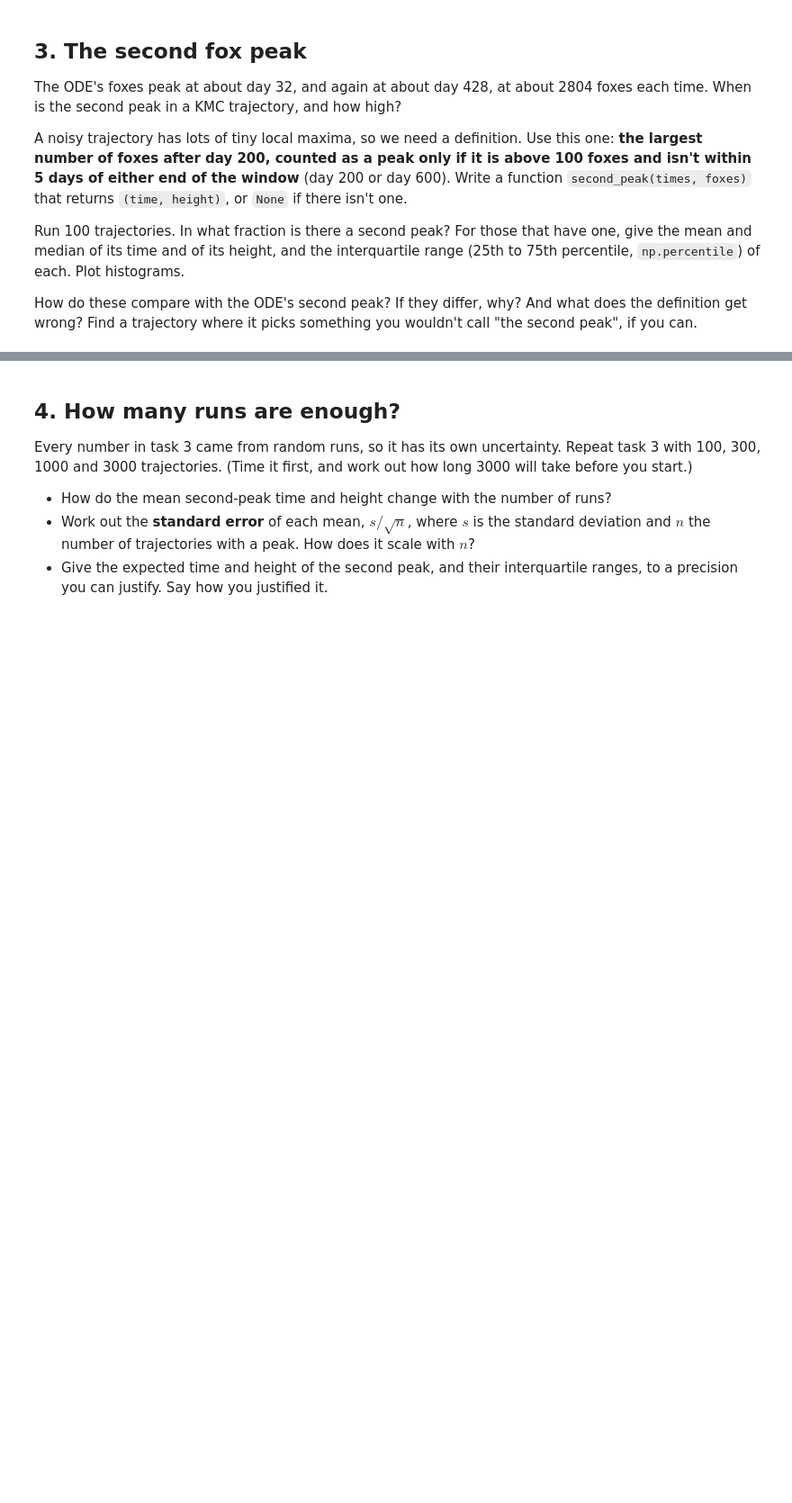
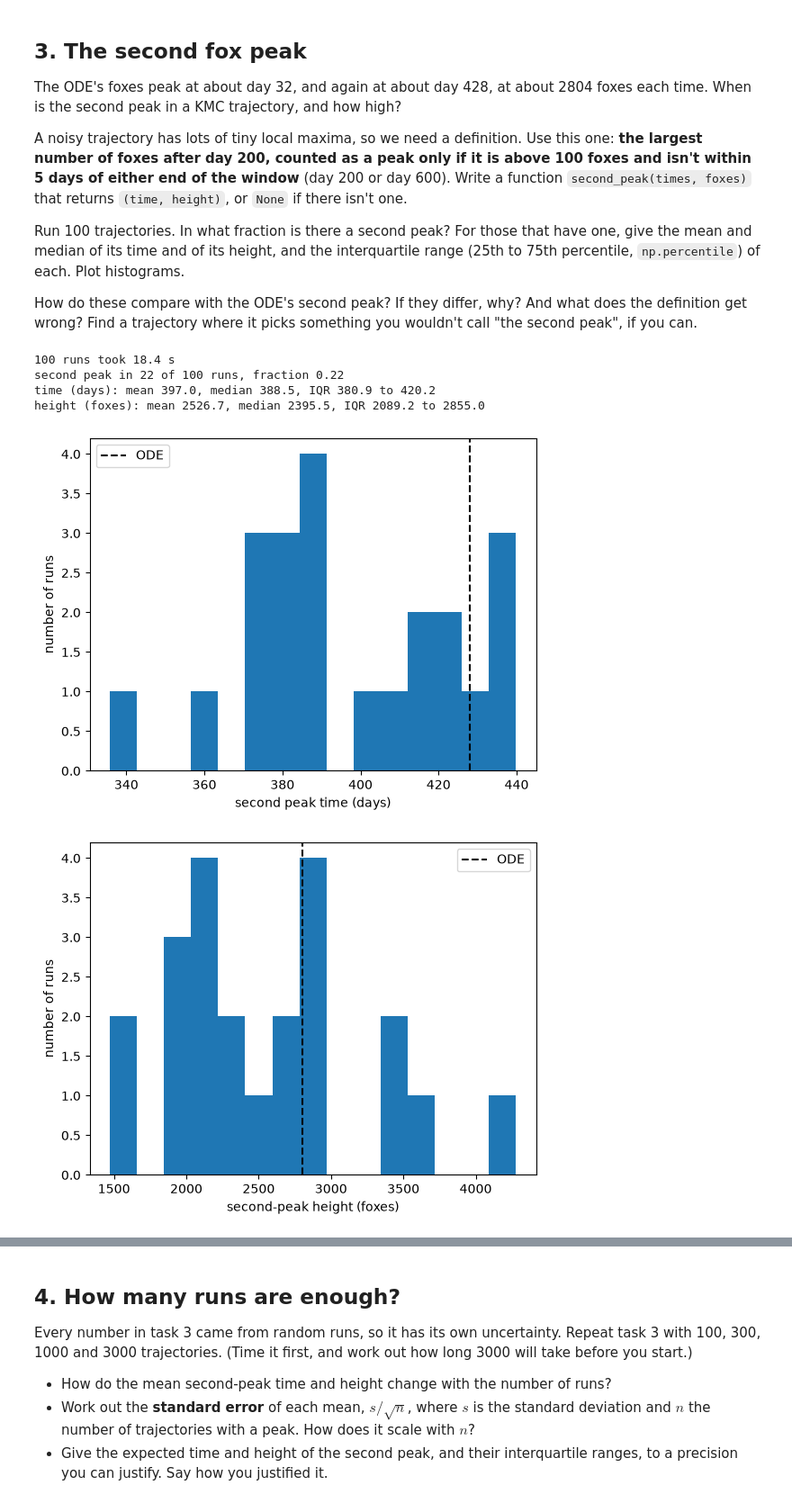
Before and after one commit to hudzikh/kinetic-monte-carlo, a Jupyter notebook: rabbits-and-foxes-kmc.ipynb, the cells around one changed output, grey strips where cells are left out. Shown at 90% size. Saved outputs shown, nothing was run; the diff lists cells and outputs as text; code cells hidden in the pictures; blank space fills up the shorter version.

Commit message:
Task 3 and part of Task 4: second peak stuff and statistics

```diff
--- a/rabbits-and-foxes-kmc.ipynb
+++ b/rabbits-and-foxes-kmc.ipynb
@@ -251,4 +251,75 @@ range (25th to 75th percentile, `np.percentile`) of each. Plot histograms.
 How do these compare with the ODE's second peak? If they differ, why? And what does
 the definition get wrong? Find a trajectory where it picks something you wouldn't
 call "the second peak", if you can.
+# %%
+
+
+def second_peak(times, foxes):
+    in_window = (times >= 200) & (times <= 600)
+    t_win = times[in_window]
+    f_win = foxes[in_window]
+    if len(t_win) ==  0:
+        return None
+    j = np.argmax(f_win)
+    t_peak = t_win[j]
+    f_peak = f_win[j]
+    if f_peak > 100 and 205 < t_peak < 595:
+        return t_peak, f_peak
+    return None
+
+runs = []
+start = time.perf_counter()
+rng = np.random.default_rng(67)
+peak_times, peak_heights = [], []
+for n in range(100):
+    times, rabbits, foxes = kmc(R0, F0, t_end, rng)
+    peak = second_peak(times, foxes)
+    if peak is not None:
+        peak_times.append(peak[0])
+        peak_heights.append(peak[1])
+    runs.append((times, foxes))
+elapsed = time.perf_counter()-start
+print(f"100 runs took {elapsed:.1f} s")
+
+N = 100
+peak_times = np.array(peak_times)
+peak_heights = np.array(peak_heights)
+
+print(f"second peak in {len(peak_times)} of {N} runs, fraction {len(peak_times) / N:.2f}")
+
+for name, x in [("time (days)", peak_times), ("height (foxes)", peak_heights)]:
+    q25, q75 = np.percentile(x, [25,75])
+    print(f"{name}: mean {x.mean():.1f}, median {np.median(x):.1f}, "
+          f"IQR {q25:.1f} to {q75:.1f}")
+plt.hist(peak_times, bins = 15)
+plt.axvline(428, color='k', ls='--', label = 'ODE')
+plt.xlabel('second peak time (days)')
+plt.ylabel('number of runs')
+plt.legend()
+plt.show()
+
+plt.hist(peak_heights, bins=15)
+plt.axvline(2804, color="k", ls="--", label="ODE")
+plt.xlabel("second-peak height (foxes)")
+plt.ylabel("number of runs")
+plt.legend()
+plt.show()
+
+##seeing second peak after 595 days, claude
+
+for n, (times, foxes) in enumerate(runs):
+    w = (times >= 200) & (times <= 600)
+    if not w.any():
+        continue                              # run stopped before day 200
+    j = np.argmax(foxes[w])
+    t_max, f_max = times[w][j], foxes[w][j]
+    if t_max >= 595 and f_max > 100:
+        print(f"run {n}: max {f_max} foxes at day {t_max:.1f} -> second_peak = {second_peak(times, foxes)}")
+# %% [output]
+100 runs took 18.4 s
+second peak in 22 of 100 runs, fraction 0.22
+time (days): mean 397.0, median 388.5, IQR 380.9 to 420.2
+height (foxes): mean 2526.7, median 2395.5, IQR 2089.2 to 2855.0
+[figure, added]
+[figure, added]
 # %% [markdown]
```
Also changed, not shown: parts of 3 cells of this notebook, 1 other file.
